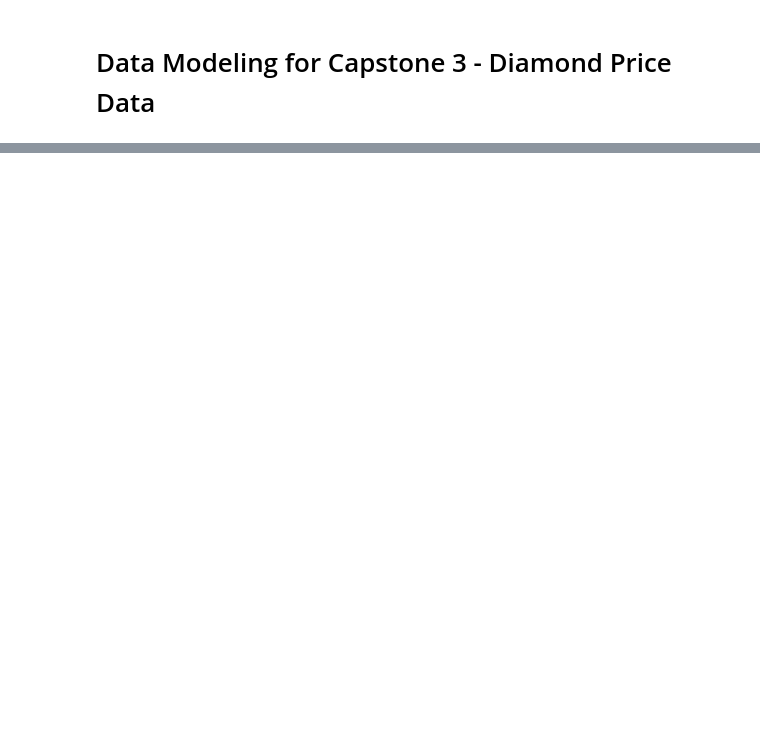
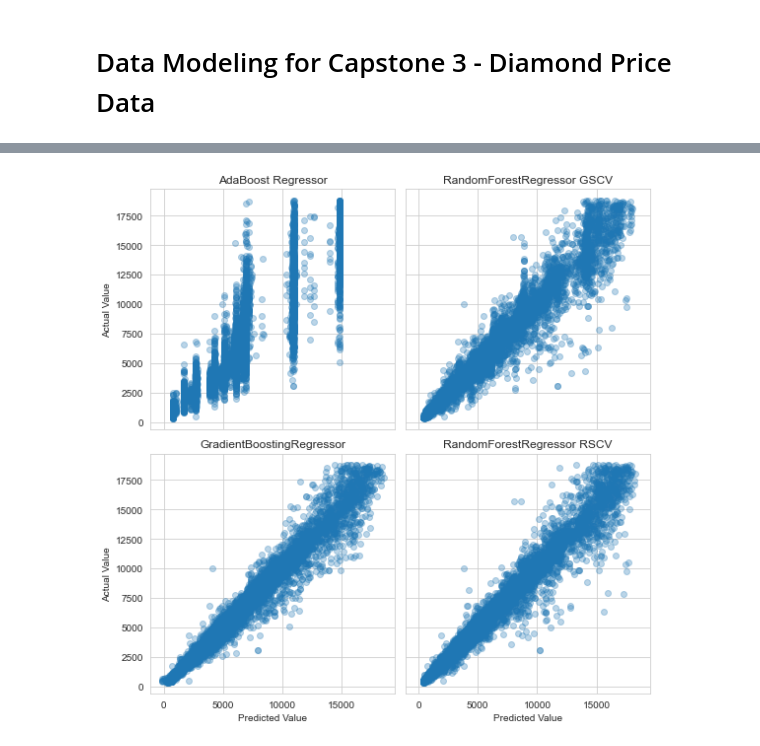
Before and after one commit to nnushart/Capstone3_DiamondPricePrediction, a Jupyter notebook: Notebooks/DataModeling_DiamondPrices.ipynb, the cells around one changed output, grey strips where cells are left out. Saved outputs shown, nothing was run; the diff lists cells and outputs as text; code cells hidden in the pictures; blank space fills up the shorter version.

Commit message:
ModelDevelopment_and_Metrics
Created ML models and generated metrics

```diff
--- a/Notebooks/DataModeling_DiamondPrices.ipynb
+++ b/Notebooks/DataModeling_DiamondPrices.ipynb
@@ -29,0 +311,2 @@ y_train.shape, y_test.shape
+# %%
+pipe_GBR = make_pipeline(GradientBoostingRegressor(random_state=42))
@@ -29,0 +328,8 @@ y_train.shape, y_test.shape
+# %%
+clf_GBR = GridSearchCV(pipe_GBR,
+                       param_grid=gridparams_GBR,
+                       cv=5,
+                       n_jobs=-1
+                      )
+
+clf_GBR.fit(X_train, y_train.values.ravel())
@@ -29,0 +359,14 @@ y_train.shape, y_test.shape
+# %%
+y_pred_GBR = clf_GBR.predict(X_test)
+
+GBR_score = clf_GBR.score(X_test, y_test)
+
+GBR_mae = metrics.mean_absolute_error(y_test, y_pred_GBR)
+GBR_mse = metrics.mean_squared_error(y_test, y_pred_GBR)
+GBR_rmse = np.sqrt(metrics.mean_squared_error(y_test, y_pred_GBR))
+
+print('SCORE:', GBR_score)
+
+print('MAE:', GBR_mae)
+print('MSE:', GBR_mse)
+print('RMSE:', GBR_rmse)
@@ -31,0 +400,23 @@ y_train.shape, y_test.shape
+# %%
+fig, ax = plt.subplots(2, 2, sharex=True, sharey=True, figsize=(8,8))
+
+ax[0,0].scatter(y_pred_Ada, y_test, alpha=0.3)
+ax[0,1].scatter(y_pred_RF, y_test, alpha=0.3)
+ax[1,1].scatter(y_pred_RF2, y_test, alpha=0.3)
+ax[1,0].scatter(y_pred_GBR, y_test, alpha=0.3)
+
+ax[0,0].set_title('AdaBoost Regressor')
+ax[0,1].set_title('RandomForestRegressor GSCV')
+ax[1,0].set_title('GradientBoostingRegressor')
+ax[1,1].set_title('RandomForestRegressor RSCV')
+
+for i, row in enumerate(ax):
+    for j, cell in enumerate(row):
+        if i == len(ax) - 1:
+            cell.set_xlabel('Predicted Value')
+        if j == 0:
+            cell.set_ylabel('Actual Value')
+
+plt.tight_layout()
+# %% [output]
+[figure, added]
```
Also changed, not shown: parts of 43 cells of this notebook, 2 other files.
